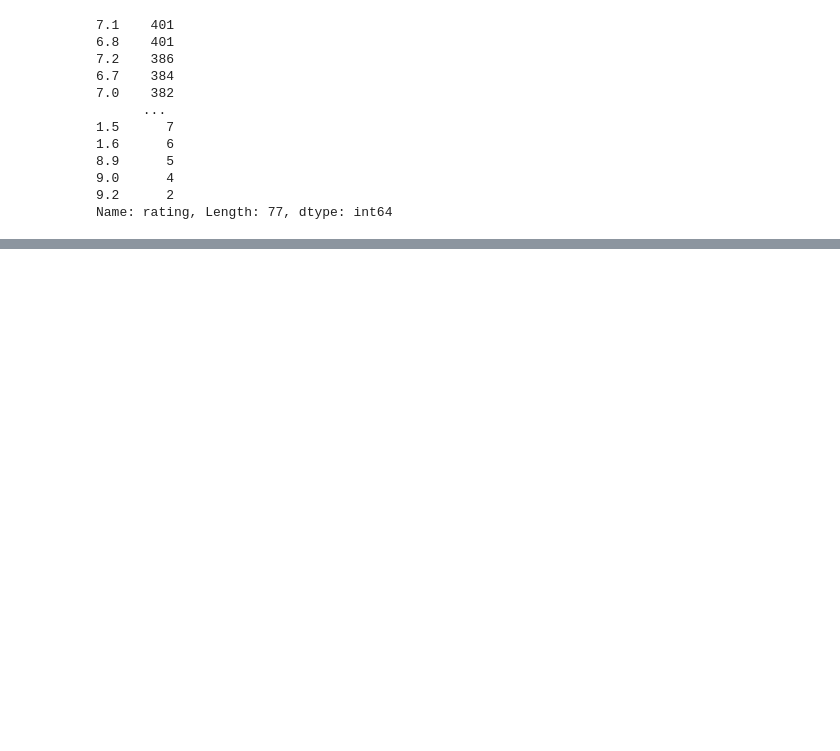
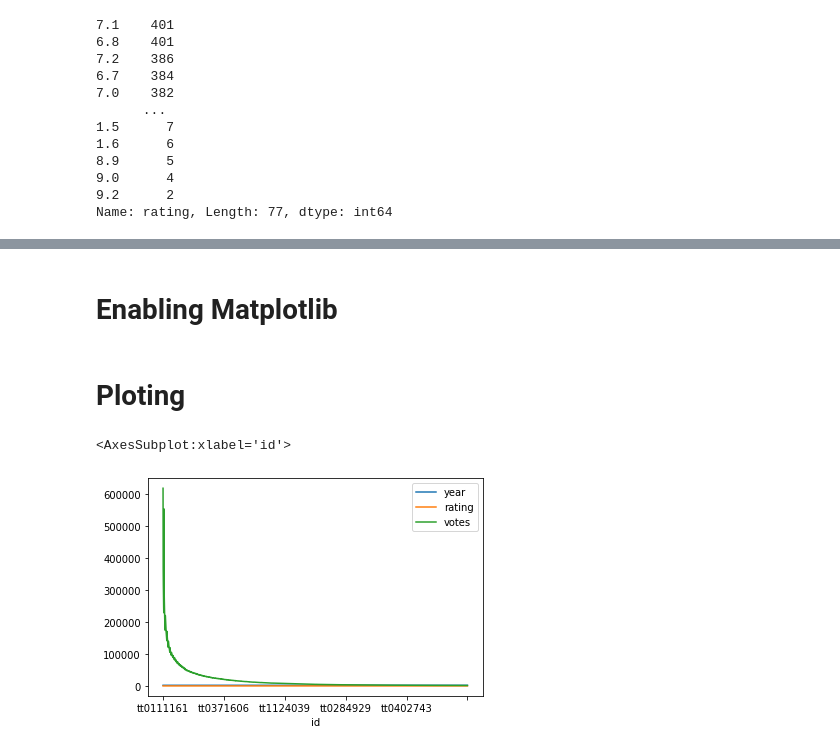
Before and after one commit to Talha-1010/IMDB-Data-analysis, a Jupyter notebook: imdb_data_analysis.ipynb, the cells around one changed output, grey strips where cells are left out. Cells and saved outputs as stored; diff of their text form; code cells hidden in the pictures; blank space fills up the shorter version.

Commit message:
enabled matplotlib and plotted data

```diff
--- a/imdb_data_analysis.ipynb
+++ b/imdb_data_analysis.ipynb
@@ -191,0 +210,2 @@ Name: rating, Length: 77, dtype: int64
+# %% [markdown]
+# Enabling Matplotlib
@@ -191,0 +214,7 @@ Name: rating, Length: 77, dtype: int64
+# %% [markdown]
+# Ploting
+# %%
+data.plot()
+# %% [output]
+<AxesSubplot:xlabel='id'>
+[figure, added]
```
Also changed, not shown: parts of 7 cells of this notebook.
